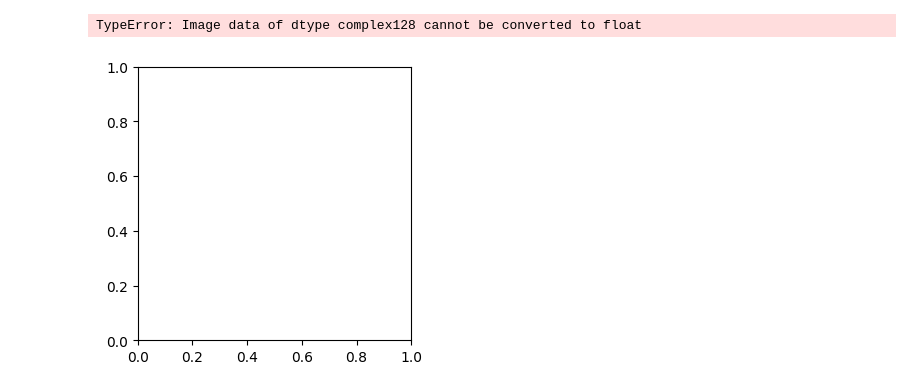
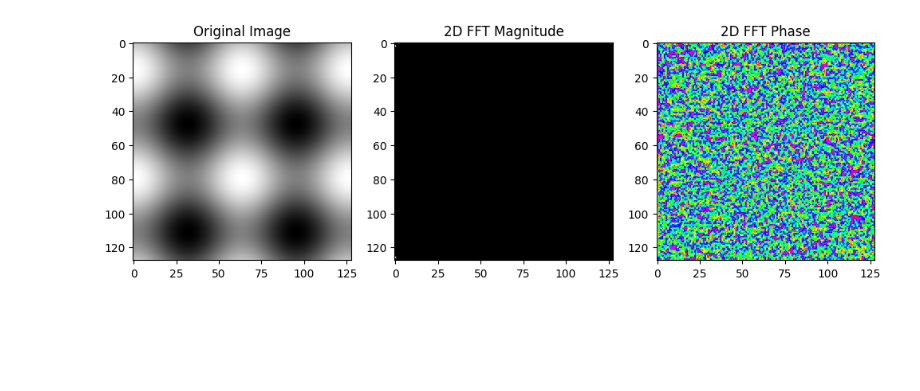
Before and after one commit to dzakyadlh/Fast-Fourier-Transform, a Jupyter notebook: fft_2d.ipynb, the cells around one changed output. Saved outputs shown, nothing was run; the diff lists cells and outputs as text; code cells hidden in the pictures; blank space fills up the shorter version.

```diff
--- a/fft_2d.ipynb
+++ b/fft_2d.ipynb
@@ -1,32 +1,3 @@
 # %%
 import matplotlib.pyplot as plt
 import math
-# %%
-def fft(x):
-    N = len(x)
-    if N <= 1:
-        return x
-    even = fft(x[0::2])
-    odd = fft(x[1::2])
-    T = [complex(0, -2 * i * math.pi / N) for i in range(N // 2)]
-    for i in range(N // 2):
-        t = even[i]
-        even[i] = t + odd[i] * T[i]
-        odd[i] = t - odd[i] * T[i]
-    return even + odd
-
-def fft2d(image):
-    rows, cols = len(image), len(image[0])
-
-    # FFT along rows
-    for i in range(rows):
-        image[i] = fft(image[i])
-
-    # FFT along columns
-    for j in range(cols):
-        column = [image[i][j] for i in range(rows)]
-        column_fft = fft(column)
-        for i in range(rows):
-            image[i][j] = column_fft[i]
-
-    return image
@@ -43,16 +51,18 @@ fft_result_2d = fft2d(image)
+# %%
+# Perform 2D FFT
+fft_magnitude = [[math.sqrt(x.real**2 + x.imag**2) for x in row] for row in fft2d(image)]
 # %%
 # Plot the results
 plt.figure(figsize=(12, 4))
 plt.subplot(131)
 plt.imshow(image, cmap='gray')
 plt.title('Original Image')
 plt.subplot(132)
-plt.imshow([[abs(fft_result_2d[i][j]) for j in range(image_size)] for i in range(image_size)], cmap='gray')
+plt.imshow(fft_magnitude, cmap='gray')  # Magnitude
 plt.title('2D FFT Magnitude')
 plt.subplot(133)
-plt.imshow([[math.atan2(fft_result_2d[i][j].imag, fft_result_2d[i][j].real) for j in range(image_size)] for i in range(image_size)], cmap='hsv')
+plt.imshow([[math.atan2(x.imag, x.real) for x in row] for row in fft2d(image)], cmap='hsv')  # Phase
 plt.title('2D FFT Phase')
 plt.show()
 # %% [output]
-TypeError: Image data of dtype complex128 cannot be converted to float
-[figure, old version]
+[figure, new version]
```
Also changed, not shown: parts of 2 cells of this notebook, 2 other files.
